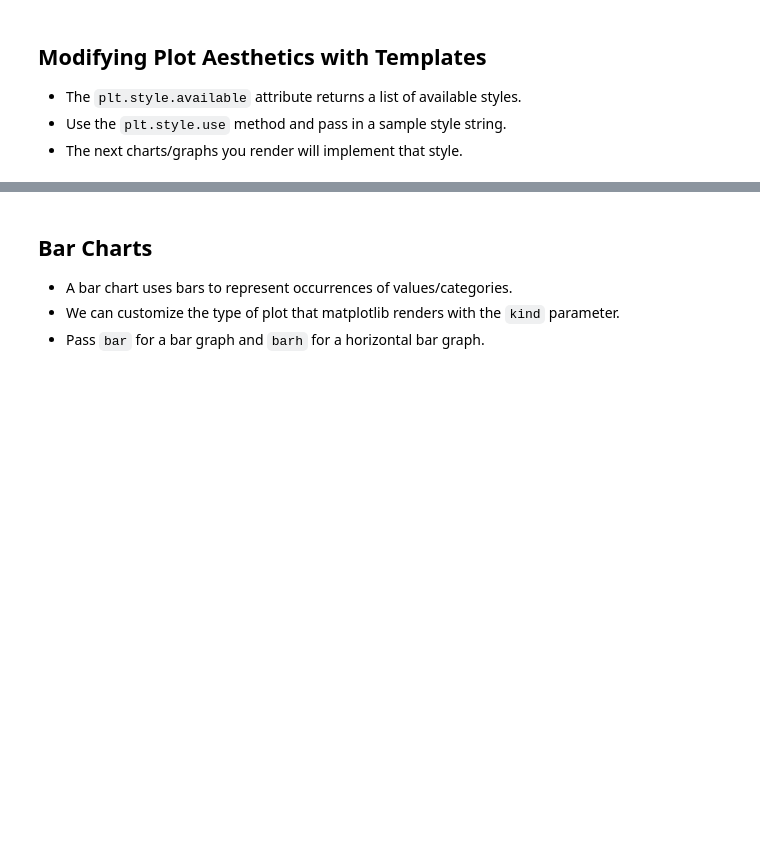
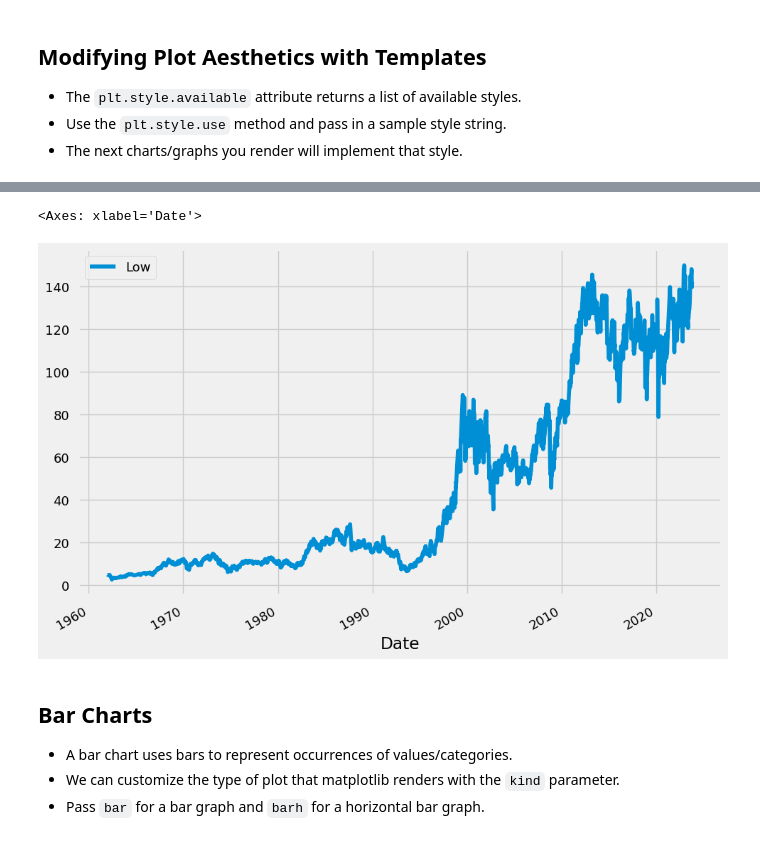
Before and after one commit to Petar-Koprinkov/Pandas, a Jupyter notebook: Incomplete/13 - Visualization.ipynb, the cells around one changed output, grey strips where cells are left out. Saved outputs shown, nothing was run; the diff lists cells and outputs as text; code cells hidden in the pictures; blank space fills up the shorter version.

```diff
--- a/Incomplete/13 - Visualization.ipynb
+++ b/Incomplete/13 - Visualization.ipynb
@@ -23,3 +90,9 @@ ibm['Low'].plot()
+# %%
+plt.style.use('fivethirtyeight')
+ibm.plot(y='Low')
+# %% [output]
+<Axes: xlabel='Date'>
+[figure, added]
 # %% [markdown]
 ## Bar Charts
 - A bar chart uses bars to represent occurrences of values/categories.
```
Also changed, not shown: parts of 6 cells of this notebook.
